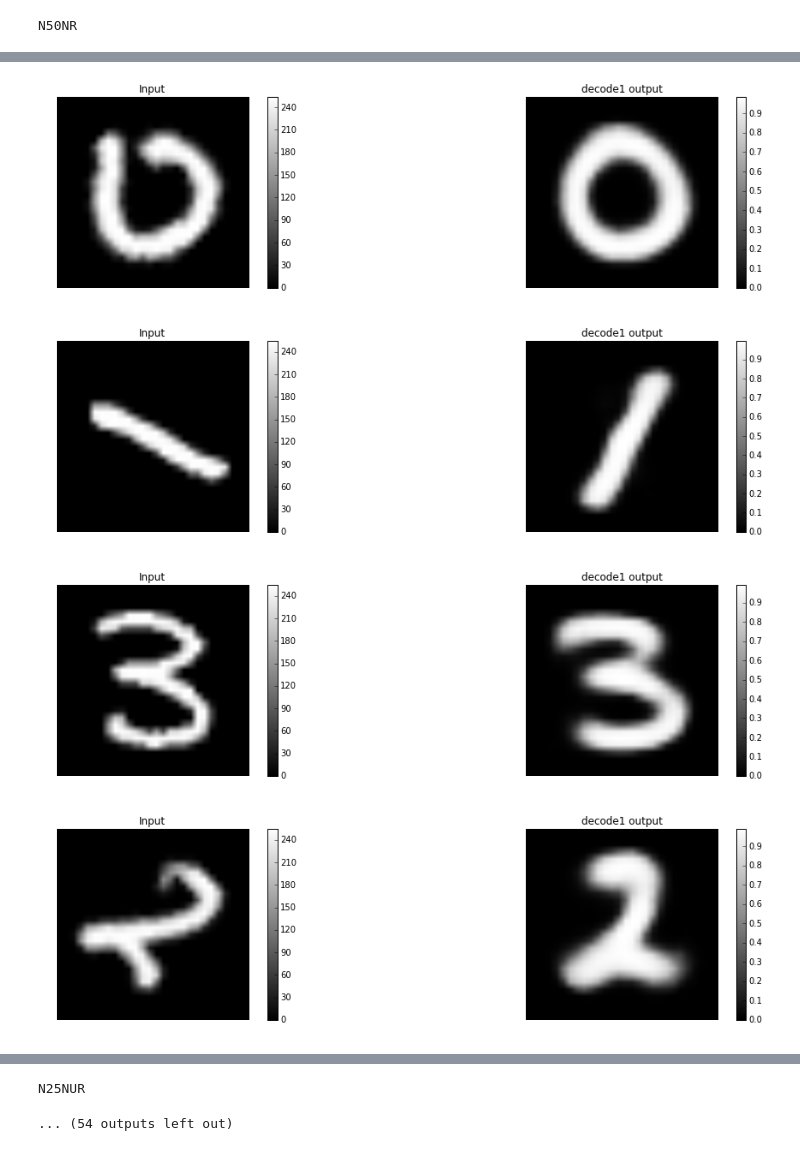
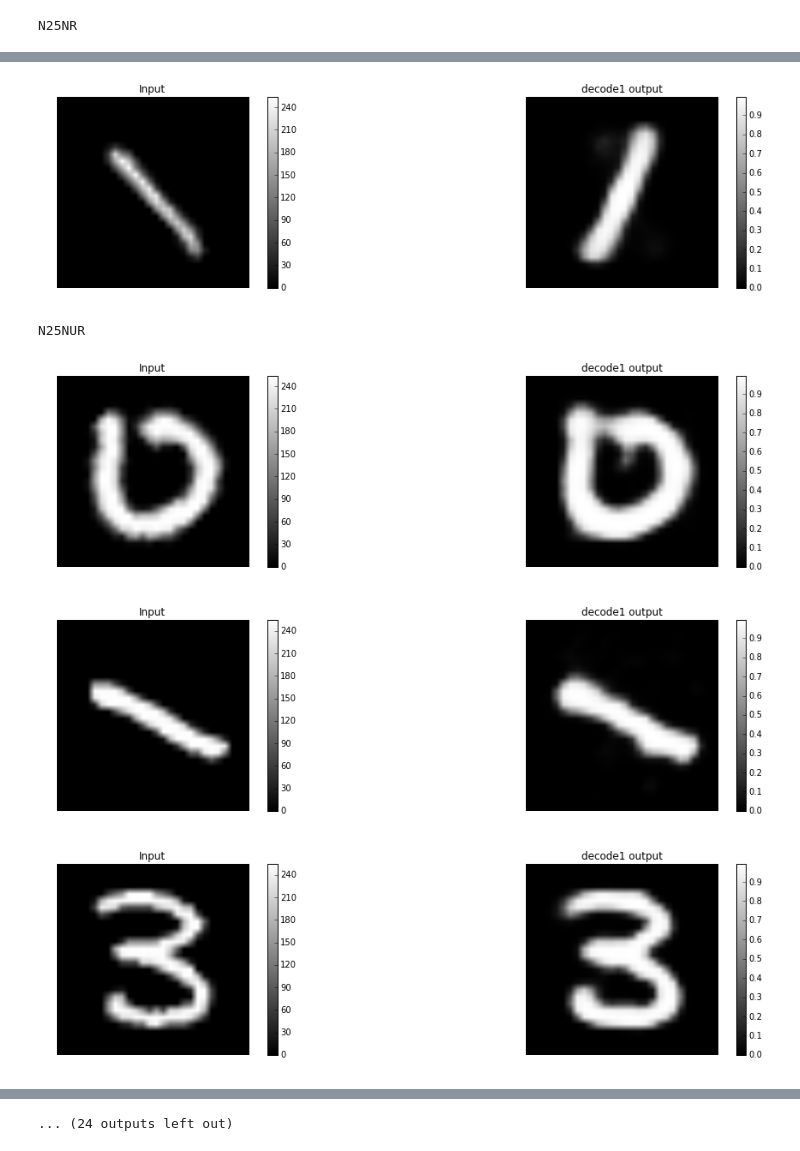
Before and after one commit to Kreiswolke/DeepInvariance, a Jupyter notebook: check_autoencoder.ipynb, the cells around one changed output, grey strips where cells are left out. Saved outputs shown, nothing was run; the diff lists cells and outputs as text; code cells hidden in the pictures.

```diff
--- a/check_autoencoder.ipynb
+++ b/check_autoencoder.ipynb
@@ -23,8 +23,8 @@ from nideep.eval.learning_curve import LearningCurve
 from nideep.eval.eval_utils import Phase
 %matplotlib inline
 # %%
-date = '2008/'
-snap = '390000'
+date = '2408/'
+snap = '290000'
 caffe_root = '/mnt/antares_raid/home/oliver/adhara/src/caffe/build/tools/caffe'
 lmdb_root = '/mnt/raid/dnn/data_oliver/'
 root =  "/mnt/antares_raid/home/oliver/Experiments/" + date
@@ -32,7 +32,7 @@ init_weights = root + 'Initial_weights/'
 
 test_lmdb = lmdb_root + 'lmdb/MNIST_TEST_10000_rot_lmdb/shuffled/'
 
-deploy_proto = root + 'AE_deploy_net.prototxt'
+deploy_proto = '/mnt/antares_raid/home/oliver/Scripts/deploy_AE_net.prototxt'
 
 
 models = {
@@ -46,7 +46,7 @@ models = {
 # %%
 # Check weights
 
-for k,v in models.iteritems():
+for k,v in sorted(models.items()):
     print(k)
     count = 0
     correct = 0
@@ -75,21 +75,21 @@ for k,v in models.iteritems():
 
         #sys.stdout.write("\rAccuracy: %.1f%%" % (100.*correct/count))
         #sys.stdout.flush()
+        if count> 4:
+            plt.figure(figsize=(18,4))
+            plt.subplot(1,2,1)
+            plt.imshow(image.reshape(28, 28).T, cmap='gray'); plt.axis('off')
+            plt.colorbar()
+            plt.title('Input')
+            plt.subplot(1,2,2)
+            plt.imshow(out['decode1neuron'].reshape(28, 28).T, cmap='gray');
+            plt.axis('off')
+            plt.title('decode1 output')
+            plt.colorbar()
+            plt.show()
 
-        plt.figure(figsize=(18,4))
-        plt.subplot(1,2,1)
-        plt.imshow(image.reshape(28, 28).T, cmap='gray'); plt.axis('off')
-        plt.colorbar()
-        plt.title('Input')
-        plt.subplot(1,2,2)
-        plt.imshow(out['decode1neuron'].reshape(28, 28).T, cmap='gray');
-        plt.axis('off')
-        plt.title('decode1 output')
-        plt.colorbar()
-        plt.show()
-
-        if count == 10:
+        if count == 9:
             break
     #print(str(correct) + " out of " + str(count) + " were classified correctly")
 # %% [output]
-N50NR
+N25NR
@@ -100,4 +100,5 @@ N50NR
-[figure, old version]
+[figure, new version]
+N25NUR
-[figure, old version]
+[figure, new version]
-[figure, old version]
+[figure, new version]
-[figure, old version]
+[figure, new version]
@@ -106,5 +107,4 @@ N50NR
-N25NUR
-... (54 outputs left out)
+... (24 outputs left out)
 # %%
 #Check learning
 import sys
```
Also changed, not shown: parts of 2 cells of this notebook.
